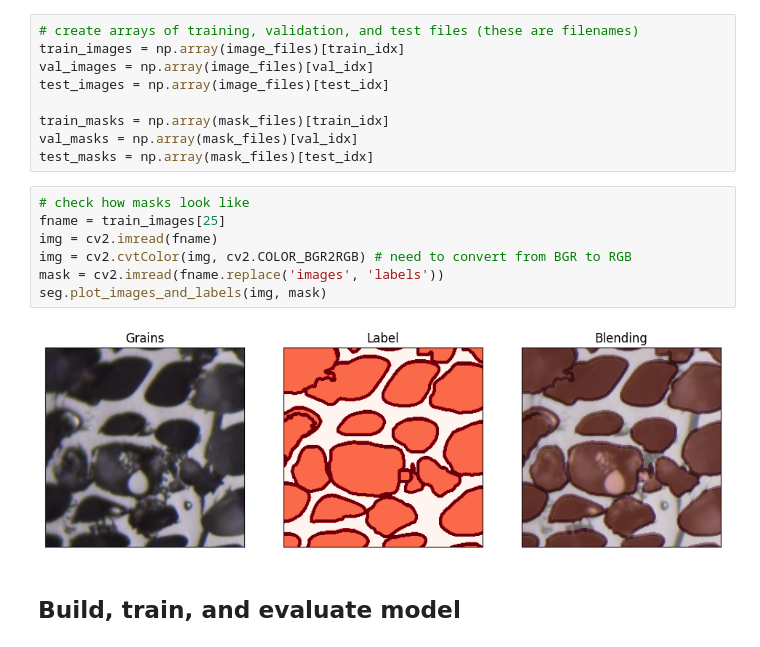
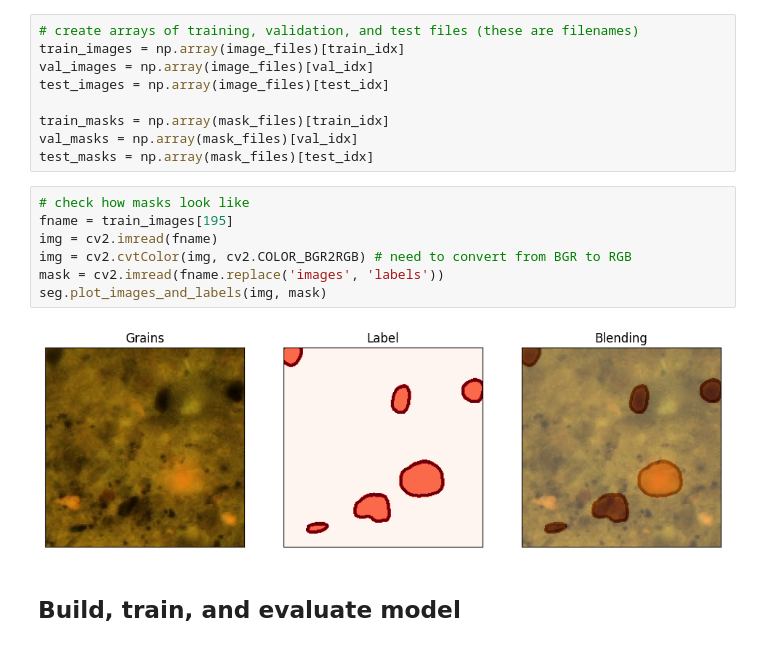
Before and after one commit to JeffRoth/stranger-sections, a Jupyter notebook: Train_seg_unet_model.ipynb, the cells around one changed output. Drawn from its saved outputs; the diff is of its cells as text.

Commit message:
updated Training script

```diff
--- a/Train_seg_unet_model.ipynb
+++ b/Train_seg_unet_model.ipynb
@@ -147,13 +144,13 @@ val_masks = np.array(mask_files)[val_idx]
 test_masks = np.array(mask_files)[test_idx]
 # %%
 # check how masks look like
-fname = train_images[25]
+fname = train_images[195]
 img = cv2.imread(fname)
 img = cv2.cvtColor(img, cv2.COLOR_BGR2RGB) # need to convert from BGR to RGB
 mask = cv2.imread(fname.replace('images', 'labels'))
 seg.plot_images_and_labels(img, mask)
 # %% [output]
-[figure, old version]
+[figure, new version]
 # %% [markdown]
 ## Build, train, and evaluate model
 # %%
```
Also changed, not shown: parts of 2 cells of this notebook, 1 other file.
